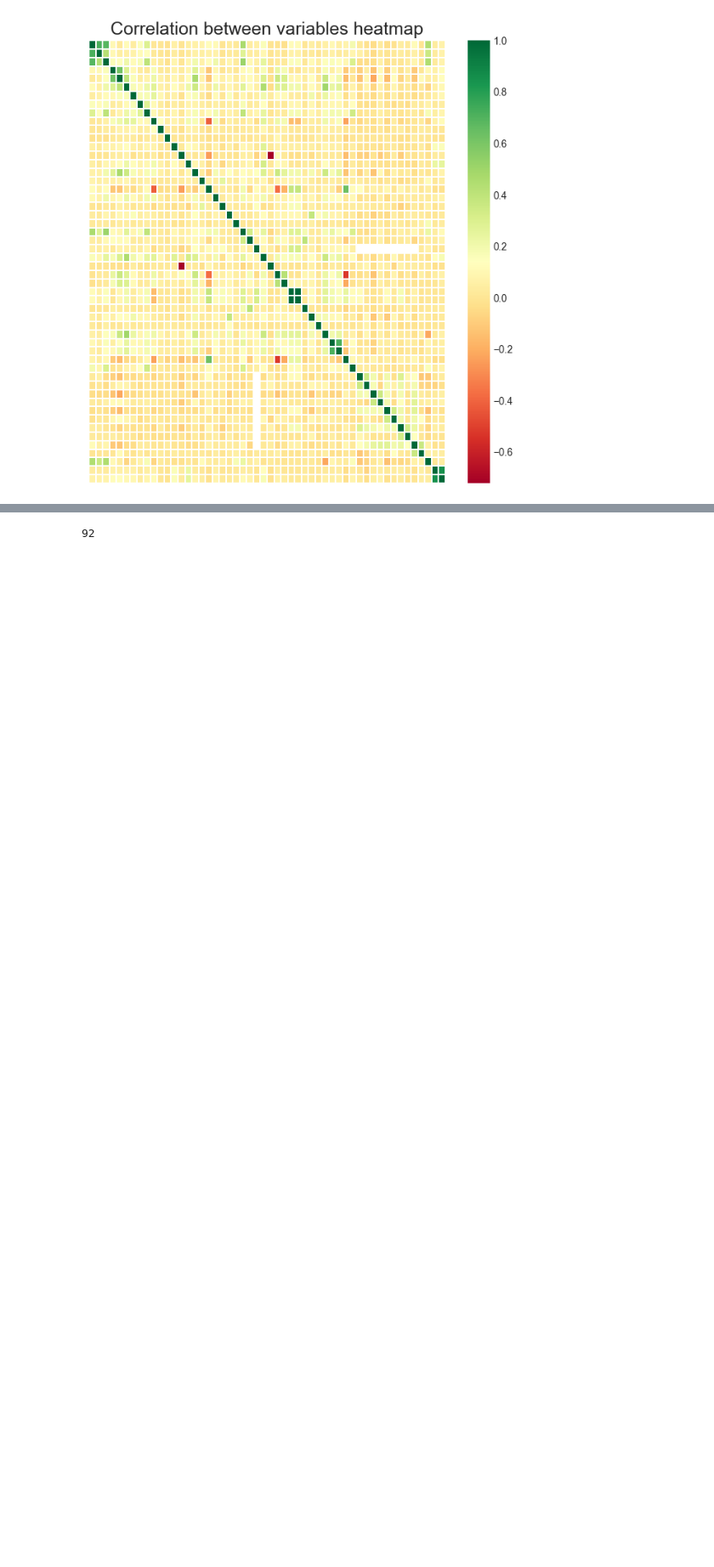
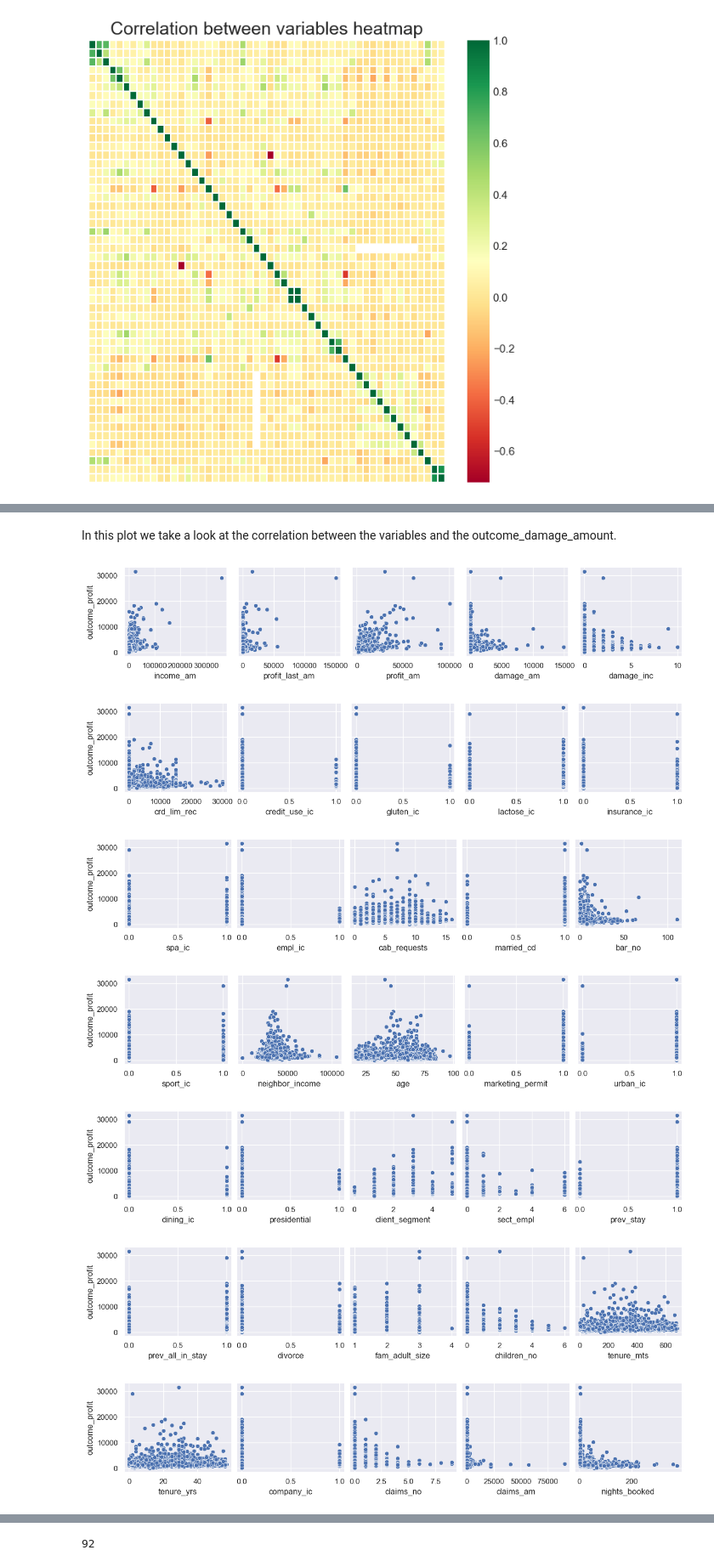
Before and after one commit to TomasHeyneman/Project-ML-, a Jupyter notebook: project.ipynb, the cells around one changed output, grey strips where cells are left out. Shown at 85% size. Saved outputs shown, nothing was run; the diff lists cells and outputs as text; code cells hidden in the pictures; blank space fills up the shorter version.

```diff
--- a/project.ipynb
+++ b/project.ipynb
@@ -300,18 +318,29 @@ plt.show()
+# %% [markdown]
+In this plot we take a look at the correlation between the variables and the outcome_damage_amount.
 # %%
-# sns.set()
-# features = train.copy()
-# features = features.drop(["outcome_profit"], 1)
-# xvars = features.columns
-# sns.pairplot(train, y_vars=['outcome_profit'], x_vars=(xvars[0:5]))
-# sns.pairplot(train, y_vars=['outcome_profit'], x_vars=(xvars[5:10]))
-# sns.pairplot(train, y_vars=['outcome_profit'], x_vars=(xvars[10:15]))
-# sns.pairplot(train, y_vars=['outcome_profit'], x_vars=(xvars[15:20]))
-# sns.pairplot(train, y_vars=['outcome_profit'], x_vars=(xvars[20:25]))
-# sns.pairplot(train, y_vars=['outcome_profit'], x_vars=(xvars[25:30]))
-# sns.pairplot(train, y_vars=['outcome_profit'], x_vars=(xvars[30:35]))
-# sns.pairplot(train, y_vars=['outcome_profit'], x_vars=(xvars[35:40]))
-# sns.pairplot(train, y_vars=['outcome_profit'], x_vars=(xvars[40:45]))
-# sns.pairplot(train, y_vars=['outcome_profit'], x_vars=(xvars[45:50]))
-# sns.pairplot(train, y_vars=['outcome_profit'], x_vars=(xvars[50:53]))
+# In this plot we take a look at the correlation between the outcome_damage_amount and the other variables
+sns.set()
+features = train.copy()
+features = features.drop(["outcome_profit"], 1)
+xvars = features.columns
+sns.pairplot(train, y_vars=['outcome_profit'], x_vars=(xvars[0:5]))
+sns.pairplot(train, y_vars=['outcome_profit'], x_vars=(xvars[5:10]))
+sns.pairplot(train, y_vars=['outcome_profit'], x_vars=(xvars[10:15]))
+sns.pairplot(train, y_vars=['outcome_profit'], x_vars=(xvars[15:20]))
+sns.pairplot(train, y_vars=['outcome_profit'], x_vars=(xvars[20:25]))
+sns.pairplot(train, y_vars=['outcome_profit'], x_vars=(xvars[25:30]))
+sns.pairplot(train, y_vars=['outcome_profit'], x_vars=(xvars[30:35]))
+sns.pairplot(train, y_vars=['outcome_profit'], x_vars=(xvars[35:40]))
+sns.pairplot(train, y_vars=['outcome_profit'], x_vars=(xvars[40:45]))
+sns.pairplot(train, y_vars=['outcome_profit'], x_vars=(xvars[45:50]))
+sns.pairplot(train, y_vars=['outcome_profit'], x_vars=(xvars[50:53]))
 
-# plt.show()
+plt.show()
+# %% [output]
+[figure, added]
+[figure, added]
+[figure, added]
+[figure, added]
+[figure, added]
+[figure, added]
+[figure, added]
```
Also changed, not shown: parts of 103 cells of this notebook.
